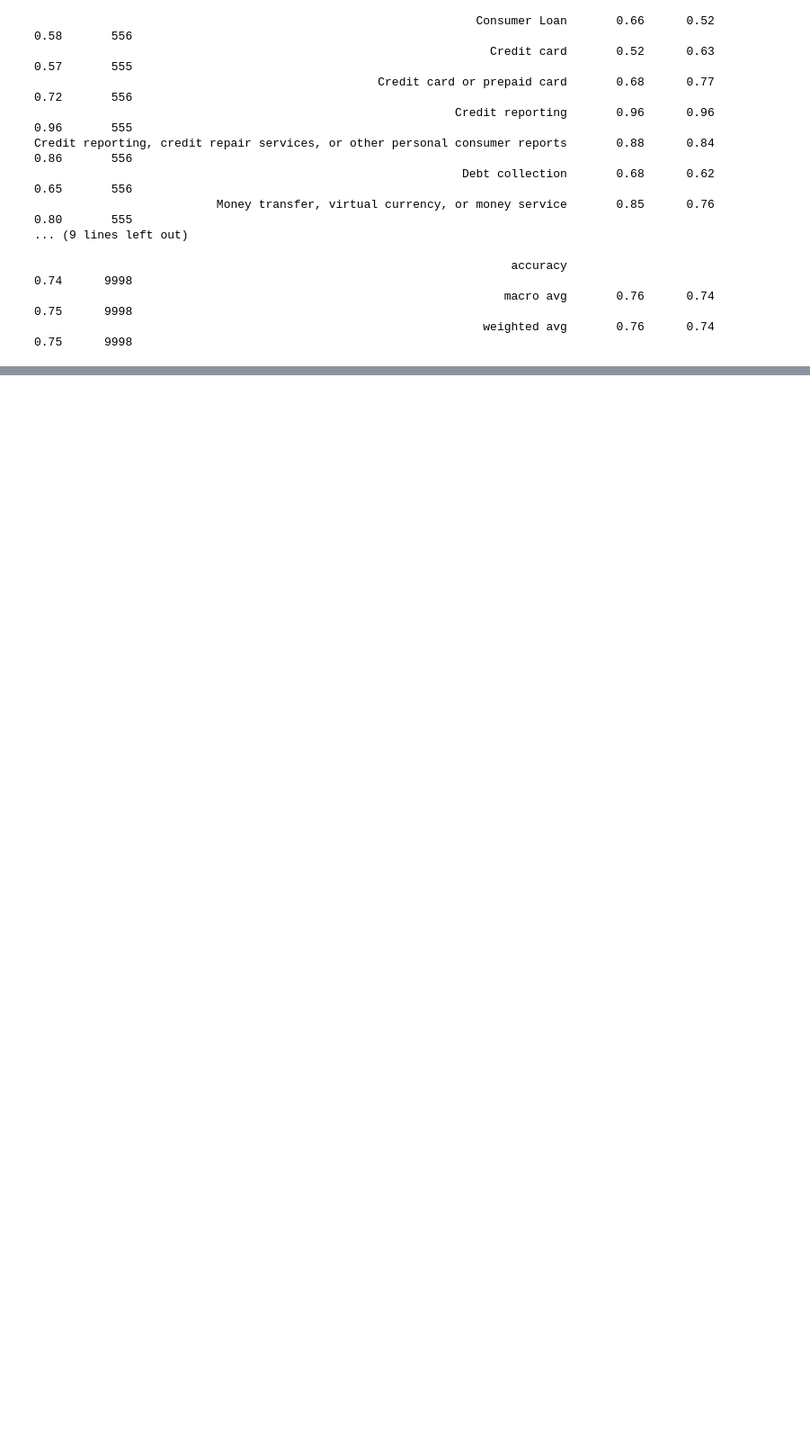
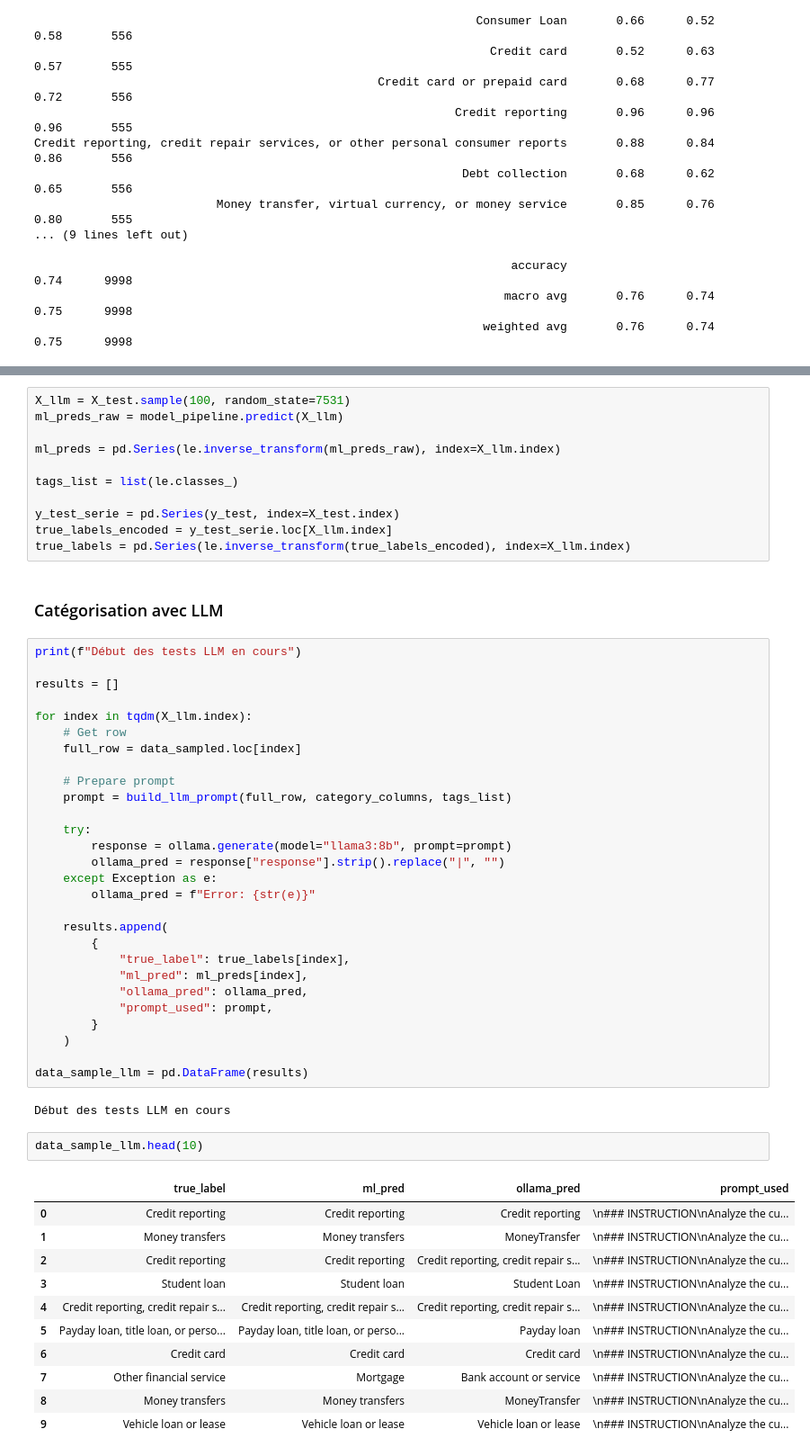
Before and after one commit to ifTrueReturnFalse/retraining-llm-ml-comparaison, a Jupyter notebook: backend/notebooks/analysis.ipynb, the cells around one changed output, grey strips where cells are left out. Shown at 90% size. Drawn from its saved outputs; the diff is of its cells as text; blank space fills up the shorter version.

```diff
--- a/backend/notebooks/analysis.ipynb
+++ b/backend/notebooks/analysis.ipynb
@@ -340,0 +350,57 @@ Credit reporting, credit repair services, or other personal consumer reports
+# %%
+X_llm = X_test.sample(100, random_state=7531)
+ml_preds_raw = model_pipeline.predict(X_llm)
+
+ml_preds = pd.Series(le.inverse_transform(ml_preds_raw), index=X_llm.index)
+
+tags_list = list(le.classes_)
+
+y_test_serie = pd.Series(y_test, index=X_test.index)
+true_labels_encoded = y_test_serie.loc[X_llm.index]
+true_labels = pd.Series(le.inverse_transform(true_labels_encoded), index=X_llm.index)
+# %% [markdown]
+### Catégorisation avec LLM
+# %%
+print(f"Début des tests LLM en cours")
+
+results = []
+
+for index in tqdm(X_llm.index):
+    # Get row
+    full_row = data_sampled.loc[index]
+
+    # Prepare prompt
+    prompt = build_llm_prompt(full_row, category_columns, tags_list)
+
+    try:
+        response = ollama.generate(model="llama3:8b", prompt=prompt)
+        ollama_pred = response["response"].strip().replace("|", "")
+    except Exception as e:
+        ollama_pred = f"Error: {str(e)}"
+
+    results.append(
+        {
+            "true_label": true_labels[index],
+            "ml_pred": ml_preds[index],
+            "ollama_pred": ollama_pred,
+            "prompt_used": prompt,
+        }
+    )
+
+data_sample_llm = pd.DataFrame(results)
+# %% [output]
+Début des tests LLM en cours
+# %%
+data_sample_llm.head(10)
+# %% [output]
+|  | true_label | ml_pred | ollama_pred | prompt_used |
+| 0 | Credit reporting | Credit reporting | Credit reporting | \n### INSTRUCTION\nAnalyze the cu... |
+| 1 | Money transfers | Money transfers | MoneyTransfer | \n### INSTRUCTION\nAnalyze the cu... |
+| 2 | Credit reporting | Credit reporting | Credit reporting, credit repair s... | \n### INSTRUCTION\nAnalyze the cu... |
+| 3 | Student loan | Student loan | Student Loan | \n### INSTRUCTION\nAnalyze the cu... |
+| 4 | Credit reporting, credit repair s... | Credit reporting, credit repair s... | Credit reporting, credit repair s... | \n### INSTRUCTION\nAnalyze the cu... |
+| 5 | Payday loan, title loan, or perso... | Payday loan, title loan, or perso... | Payday loan | \n### INSTRUCTION\nAnalyze the cu... |
+| 6 | Credit card | Credit card | Credit card | \n### INSTRUCTION\nAnalyze the cu... |
+| 7 | Other financial service | Mortgage | Bank account or service | \n### INSTRUCTION\nAnalyze the cu... |
+| 8 | Money transfers | Money transfers | MoneyTransfer | \n### INSTRUCTION\nAnalyze the cu... |
+| 9 | Vehicle loan or lease | Vehicle loan or lease | Vehicle loan or lease | \n### INSTRUCTION\nAnalyze the cu... |
```
Also changed, not shown: parts of 10 cells of this notebook, 3 other files.
